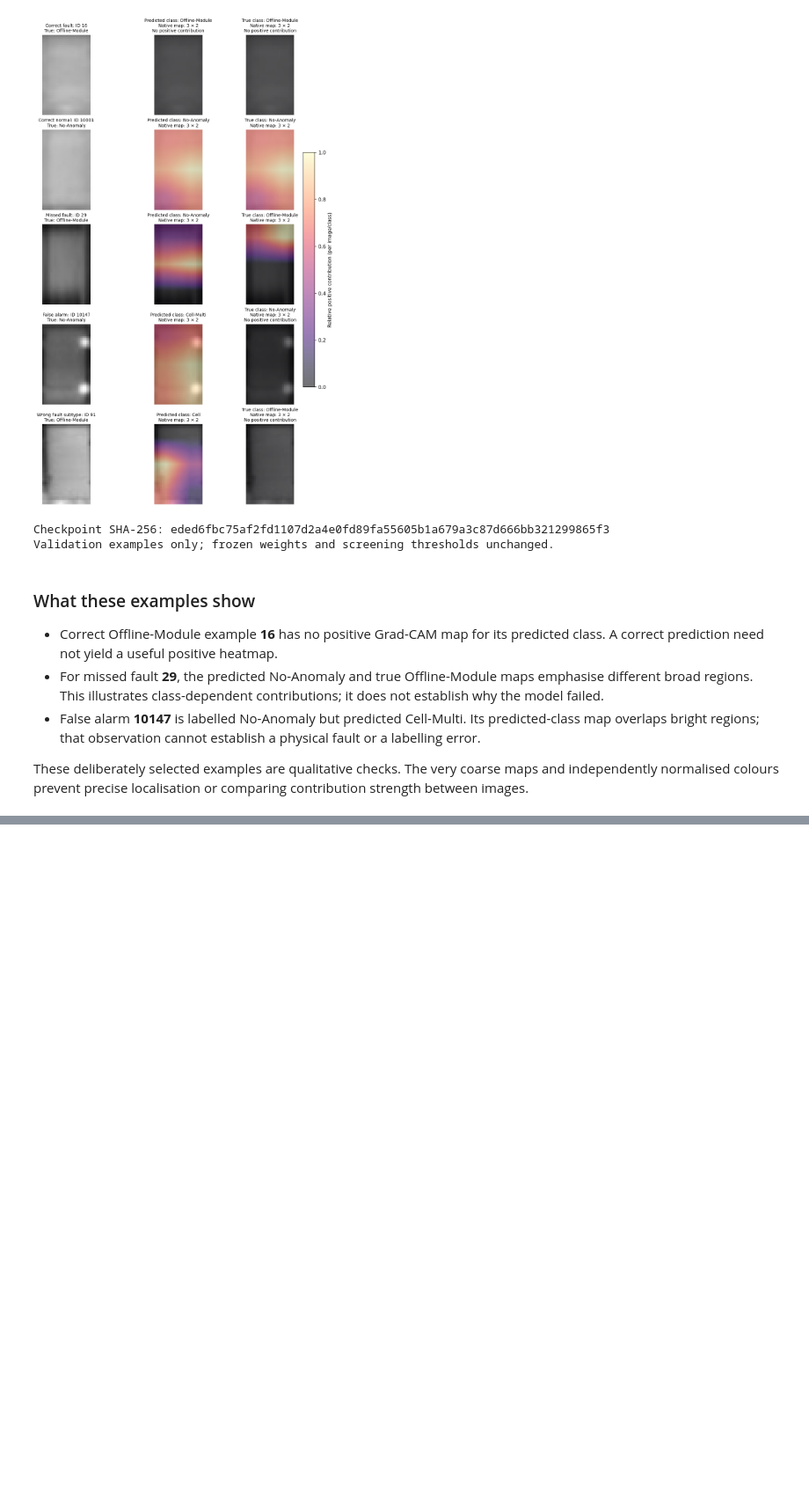
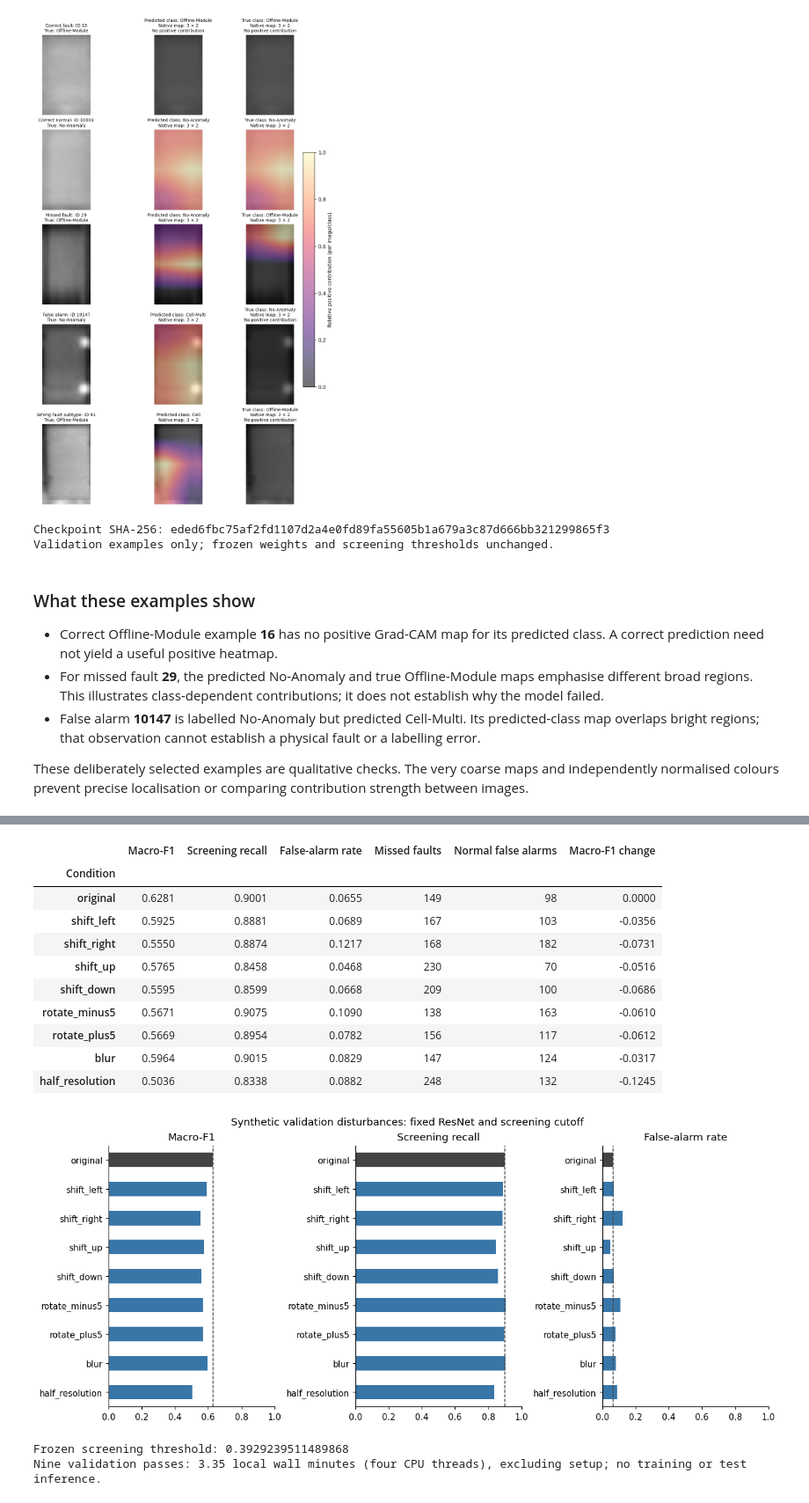
Before and after one commit to tw84794-sys/ENGG2112_PV_Fault_Classification, a Jupyter notebook: notebooks/03_resnet18_experiments.ipynb, the cells around one changed output, grey strips where cells are left out. Shown at 88% size. Drawn from its saved outputs; the diff is of its cells as text; code cells hidden in the pictures; blank space fills up the shorter version.

Commit message:
Measure frozen ResNet sensitivity to validation crop disturbances

```diff
--- a/notebooks/03_resnet18_experiments.ipynb
+++ b/notebooks/03_resnet18_experiments.ipynb
@@ -388,0 +397,44 @@ These deliberately selected examples are qualitative checks. The very coarse map
+# %%
+robustness_path = ROOT / "results/resnet18-validation-robustness-v1.json"
+robustness = json.loads(robustness_path.read_text())
+assert robustness["split"] == "val" and robustness["test_evaluated"] is False
+assert robustness["training_performed"] is False and robustness["original_predictions_verified"]
+assert robustness["images_per_condition"] == len(validation_rows)
+assert robustness["protocol_sha256"] == hashlib.sha256(protocol_path.read_bytes()).hexdigest()
+frozen_resnet = next(spec for spec in json.loads(protocol_path.read_text())["models"] if spec["name"] == "ResNet18")
+assert robustness["model"] == frozen_resnet
+assert robustness["screening_threshold"] == frozen_resnet["screening"]["threshold"]
+robustness_rows = []
+for row in robustness["results"]:
+    binary = row["screening"]
+    robustness_rows.append({"Condition": row["condition"], "Macro-F1": row["macro_f1"],
+        "Screening recall": binary["recall"], "False-alarm rate": binary["false_alarm_rate"],
+        "Missed faults": binary["missed_faults"], "Normal false alarms": binary["normal_false_alarms"]})
+robustness_table = pd.DataFrame(robustness_rows).set_index("Condition")
+robustness_table["Macro-F1 change"] = robustness_table["Macro-F1"] - robustness_table.loc["original", "Macro-F1"]
+display(robustness_table.round(4))
+fig, axes = plt.subplots(1, 3, figsize=(12, 5), layout="constrained")
+for ax, metric in zip(axes, ["Macro-F1", "Screening recall", "False-alarm rate"]):
+    robustness_table[metric].plot.barh(ax=ax, color=["#444444"] + ["#3976a8"] * (len(robustness_table) - 1))
+    ax.axvline(robustness_table.loc["original", metric], color="#444444", linestyle="--", linewidth=1)
+    ax.set(title=metric, ylabel="", xlim=(0, 1))
+    ax.invert_yaxis()
+fig.suptitle("Synthetic validation disturbances: fixed ResNet and screening cutoff")
+plt.show()
+print("Frozen screening threshold:", robustness["screening_threshold"])
+print(f"Nine validation passes: {robustness['elapsed_seconds'] / 60:.2f} local wall minutes (four CPU threads), excluding setup; no training or test inference.")
+# %% [output]
+|  | Macro-F1 | Screening recall | False-alarm rate | Missed faults | Normal false alarms | Macro-F1 change |
+| Condition |  |  |  |  |  |  |
+| original | 0.6281 | 0.9001 | 0.0655 | 149 | 98 | 0.0000 |
+| shift_left | 0.5925 | 0.8881 | 0.0689 | 167 | 103 | -0.0356 |
+| shift_right | 0.5550 | 0.8874 | 0.1217 | 168 | 182 | -0.0731 |
+| shift_up | 0.5765 | 0.8458 | 0.0468 | 230 | 70 | -0.0516 |
+| shift_down | 0.5595 | 0.8599 | 0.0668 | 209 | 100 | -0.0686 |
+| rotate_minus5 | 0.5671 | 0.9075 | 0.1090 | 138 | 163 | -0.0610 |
+| rotate_plus5 | 0.5669 | 0.8954 | 0.0782 | 156 | 117 | -0.0612 |
+| blur | 0.5964 | 0.9015 | 0.0829 | 147 | 124 | -0.0317 |
+| half_resolution | 0.5036 | 0.8338 | 0.0882 | 248 | 132 | -0.1245 |
+[figure, added]
+Frozen screening threshold: 0.3929239511489868
+Nine validation passes: 3.35 local wall minutes (four CPU threads), excluding setup; no training or test inference.
```
Also changed, not shown: parts of 2 cells of this notebook, 4 other files.
